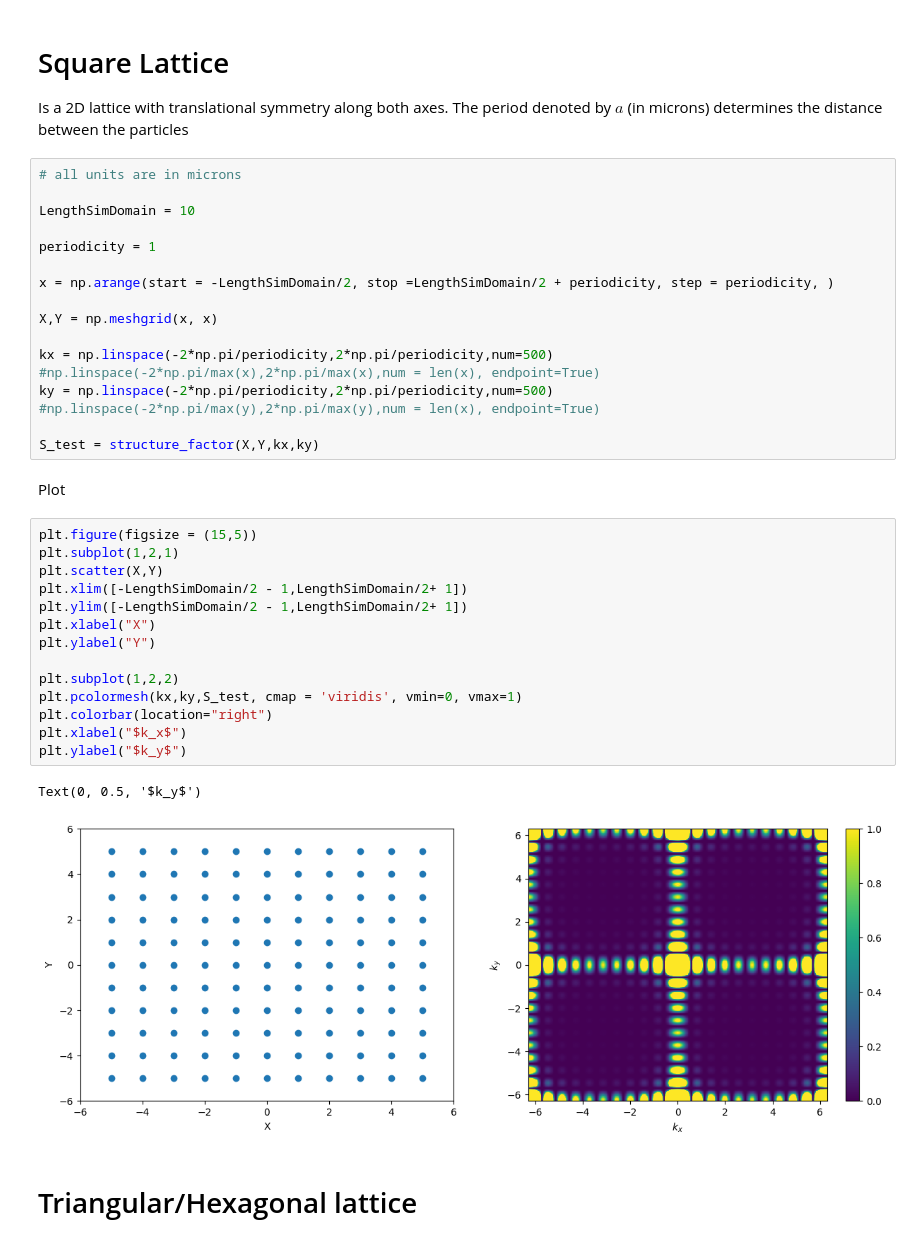
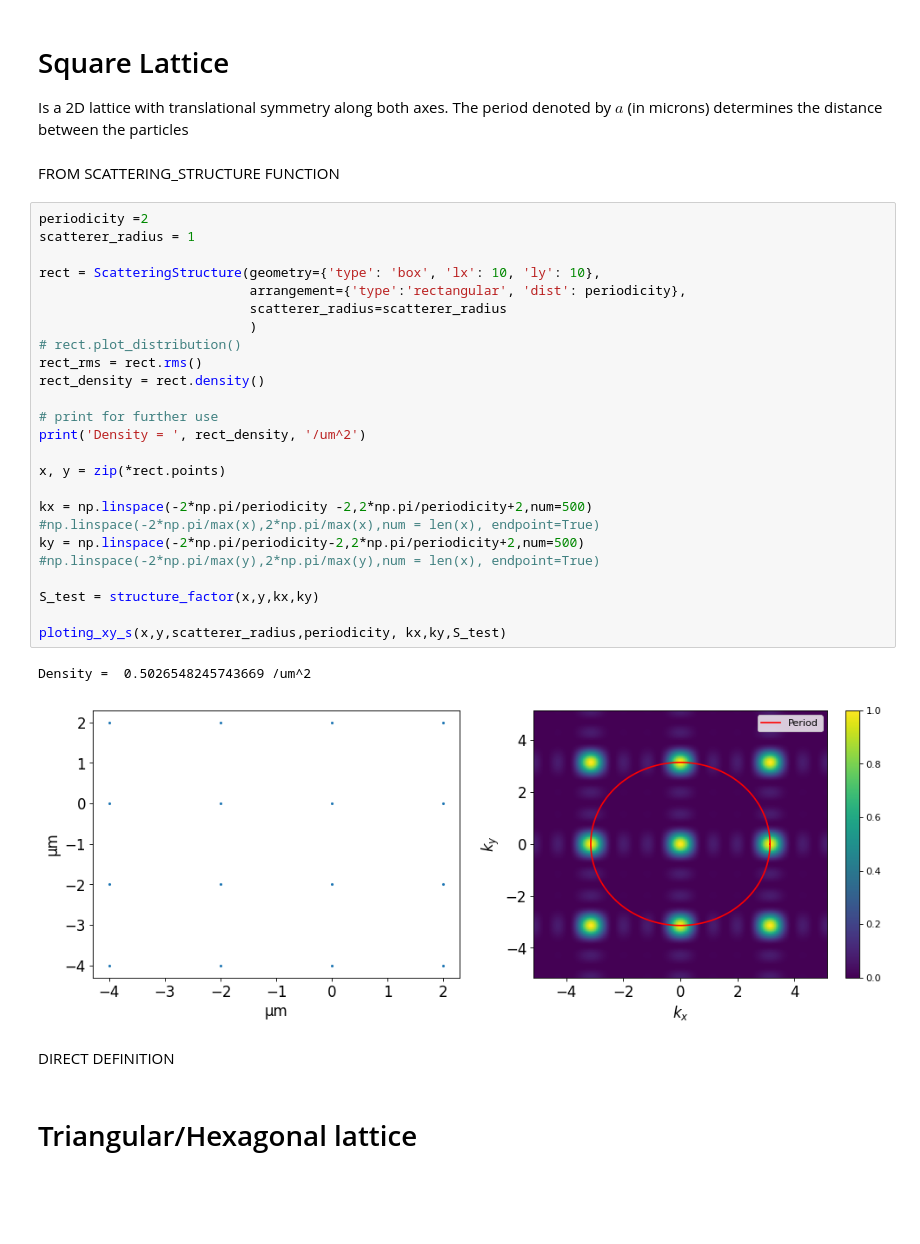
Before and after one commit to ramakrishnav130995/Scattering-Structures, a Jupyter notebook: FDTD/ram_tests/periodic_lattice.ipynb, the cells around one changed output. Cells and saved outputs as stored; diff of their text form; blank space fills up the shorter version.

Commit message:
Updated: periodic lattice file and analyze_data file

```diff
--- a/FDTD/ram_tests/periodic_lattice.ipynb
+++ b/FDTD/ram_tests/periodic_lattice.ipynb
@@ -29,39 +79,35 @@ def structure_factor(x,y,kx,ky):
 # Square Lattice
 
 Is a 2D lattice with translational symmetry along both axes. The period denoted by $a$ (in microns) determines the distance between the particles
+# %% [markdown]
+FROM SCATTERING_STRUCTURE FUNCTION
 # %%
-# all units are in microns
+periodicity =2
+scatterer_radius = 1
 
-LengthSimDomain = 10
+rect = ScatteringStructure(geometry={'type': 'box', 'lx': 10, 'ly': 10},
+                           arrangement={'type':'rectangular', 'dist': periodicity},
+                           scatterer_radius=scatterer_radius
+                           )
+# rect.plot_distribution()
+rect_rms = rect.rms()
+rect_density = rect.density()
 
-periodicity = 1
+# print for further use
+print('Density = ', rect_density, '/um^2')
 
-x = np.arange(start = -LengthSimDomain/2, stop =LengthSimDomain/2 + periodicity, step = periodicity, )
+x, y = zip(*rect.points)
 
-X,Y = np.meshgrid(x, x)
+kx = np.linspace(-2*np.pi/periodicity -2,2*np.pi/periodicity+2,num=500) #np.linspace(-2*np.pi/max(x),2*np.pi/max(x),num = len(x), endpoint=True)
+ky = np.linspace(-2*np.pi/periodicity-2,2*np.pi/periodicity+2,num=500) #np.linspace(-2*np.pi/max(y),2*np.pi/max(y),num = len(x), endpoint=True)
 
-kx = np.linspace(-2*np.pi/periodicity,2*np.pi/periodicity,num=500) #np.linspace(-2*np.pi/max(x),2*np.pi/max(x),num = len(x), endpoint=True)
-ky = np.linspace(-2*np.pi/periodicity,2*np.pi/periodicity,num=500) #np.linspace(-2*np.pi/max(y),2*np.pi/max(y),num = len(x), endpoint=True)
+S_test = structure_factor(x,y,kx,ky)
 
-S_test = structure_factor(X,Y,kx,ky)
+ploting_xy_s(x,y,scatterer_radius,periodicity, kx,ky,S_test)
+# %% [output]
+Density =  0.5026548245743669 /um^2
+[figure, added]
-# %% [markdown]
-Plot
-# %%
-plt.figure(figsize = (15,5))
-plt.subplot(1,2,1)
-plt.scatter(X,Y)
-plt.xlim([-LengthSimDomain/2 - 1,LengthSimDomain/2+ 1])
-plt.ylim([-LengthSimDomain/2 - 1,LengthSimDomain/2+ 1])
-plt.xlabel("X")
-plt.ylabel("Y")
-
-plt.subplot(1,2,2)
-plt.pcolormesh(kx,ky,S_test, cmap = 'viridis', vmin=0, vmax=1)
-plt.colorbar(location="right")
-plt.xlabel("$k_x$")
-plt.ylabel("$k_y$")
-# %% [output]
-Text(0, 0.5, '$k_y$')
-[figure, removed]
+# %% [markdown]
+DIRECT DEFINITION
 # %% [markdown]
 # Triangular/Hexagonal lattice
```
Also changed, not shown: parts of 6 cells of this notebook, 8 other files.
